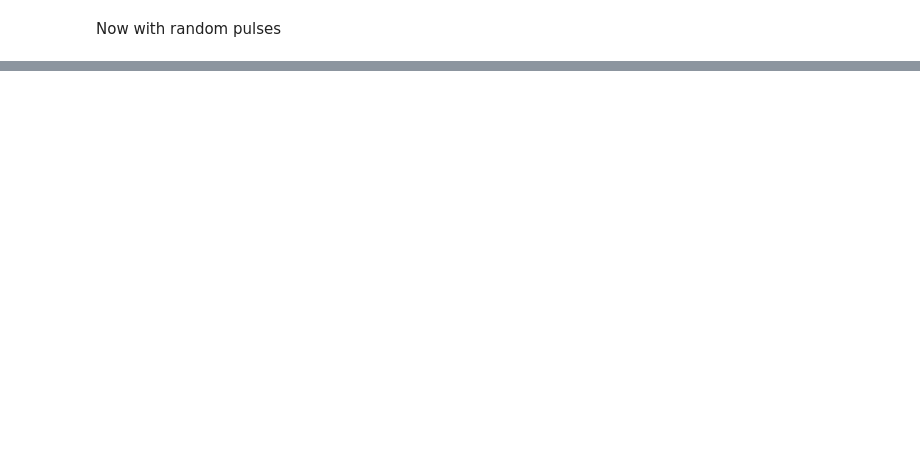
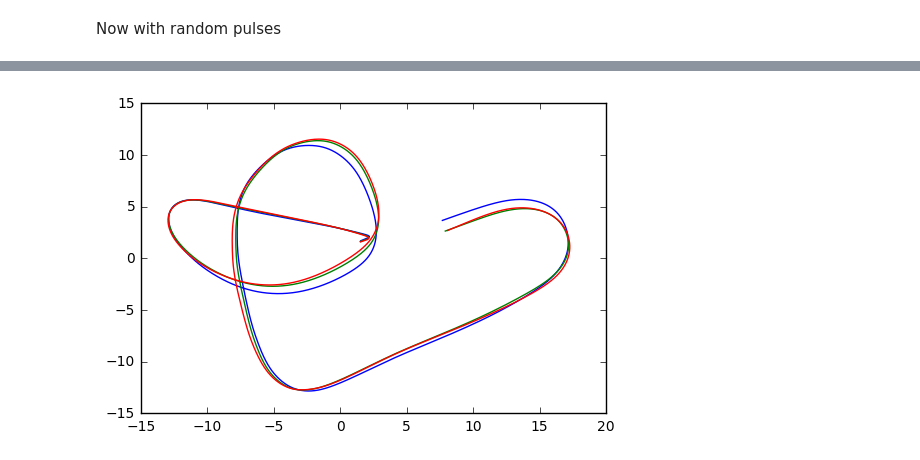
Before and after one commit to kevinyu/echo-net, a Jupyter notebook: Untitled.ipynb, the cells around one changed output, grey strips where cells are left out. Drawn from its saved outputs; the diff is of its cells as text; code cells hidden in the pictures; blank space fills up the shorter version.

```diff
--- a/Untitled.ipynb
+++ b/Untitled.ipynb
@@ -190,0 +192,18 @@ plt.show()
+# %%
+pca = PCA(n_components=2)
+# %%
+null_input_result1 = sys.run(input_data=np.zeros((2, 5000)), state=always)
+null_input_result2 = sys.run(input_data=np.zeros((2, 5000)), state=always)
+null_input_result3 = sys.run(input_data=np.zeros((2, 5000)), state=always)
+# %%
+dats1 = pca.fit_transform(null_input_result1["r"].T)
+dats2 = pca.fit_transform(null_input_result2["r"].T)
+dats3 = pca.fit_transform(null_input_result3["r"].T)
+# %%
+plt.plot(dats1[:, 0], dats1[:, 1])
+plt.plot(dats2[:, 0], dats2[:, 1])
+plt.plot(dats3[:, 0], dats3[:, 1])
+
+plt.show()
+# %% [output]
+[figure, added]
```
Also changed, not shown: parts of 16 cells of this notebook.
